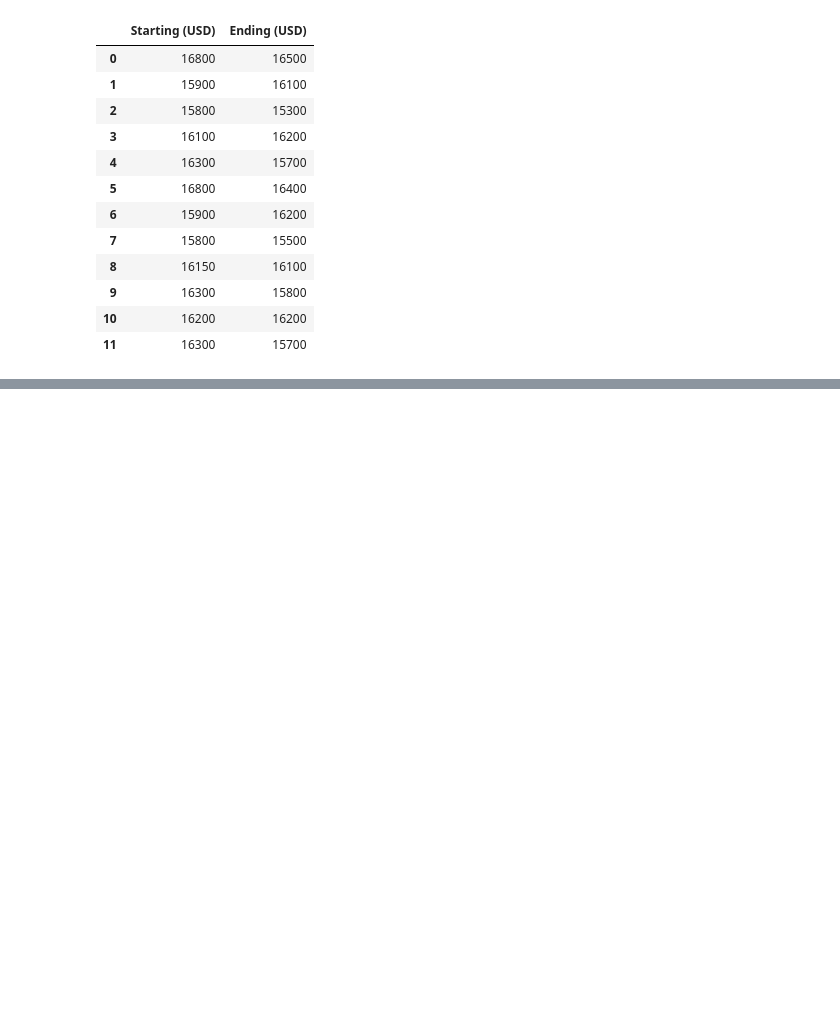
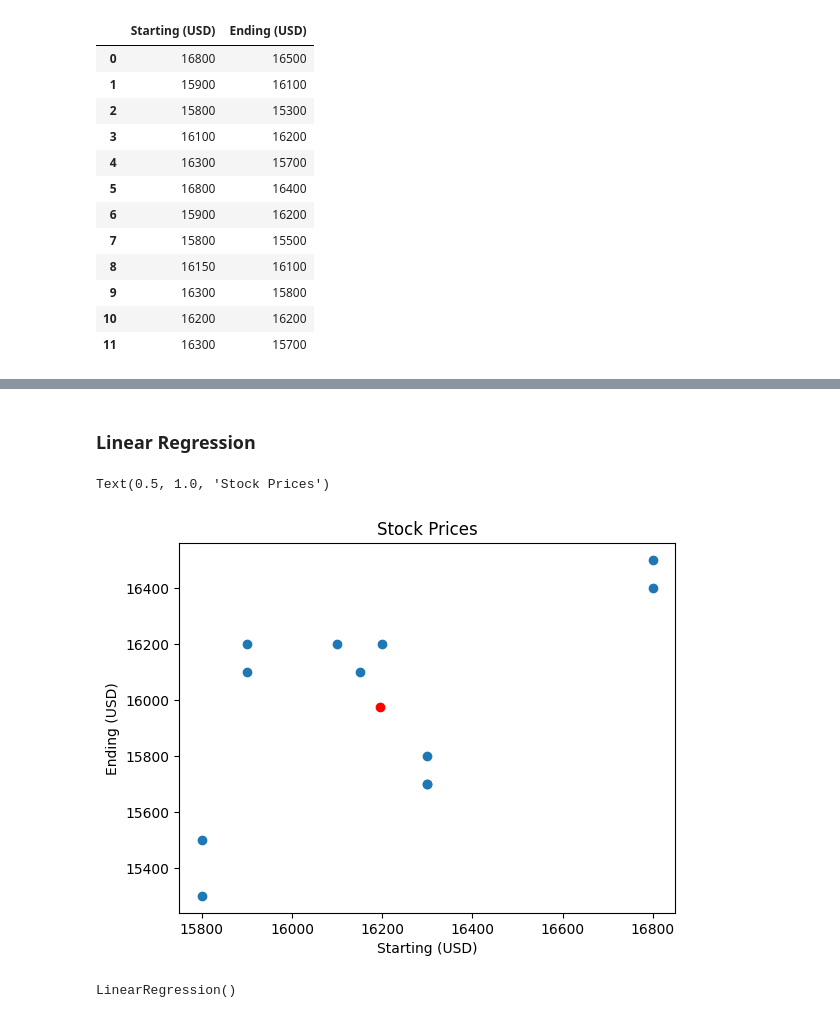
Before and after one commit to FarhanBinShafiq/machine_learning, a Jupyter notebook: Linear Regression/Linear Regression.ipynb, the cells around one changed output, grey strips where cells are left out. Drawn from its saved outputs; the diff is of its cells as text; code cells hidden in the pictures; blank space fills up the shorter version.

Commit message:
linear regression

```diff
--- a/Linear Regression/Linear Regression.ipynb
+++ b/Linear Regression/Linear Regression.ipynb
@@ -62,0 +74,3 @@ df.drop('Date',axis=1)
+# %%
+x=df[['Starting (USD)']]
+x
@@ -62,0 +91,3 @@ df.drop('Date',axis=1)
+# %%
+y=df[['Ending (USD)']]
+y
@@ -62,0 +108,2 @@ df.drop('Date',axis=1)
+# %% [markdown]
+### Linear Regression
@@ -62,0 +114,17 @@ df.drop('Date',axis=1)
+# %%
+#mean finding and graph..... best fit line go through using mean line
+#x.mean(),y.mean()
+
+plt.scatter(x.mean(),y.mean(),color='red')
+##using matplotlib for graph
+plt.scatter(df['Starting (USD)'],df['Ending (USD)'])
+plt.xlabel('Starting (USD)')
+plt.ylabel('Ending (USD)')
+plt.title('Stock Prices')
+# %% [output]
+Text(0.5, 1.0, 'Stock Prices')
+[figure, added]
+# %%
+reg.fit(x, y)  #train the model
+# %% [output]
+LinearRegression()
```
Also changed, not shown: parts of 6 cells of this notebook, 1 other file.
